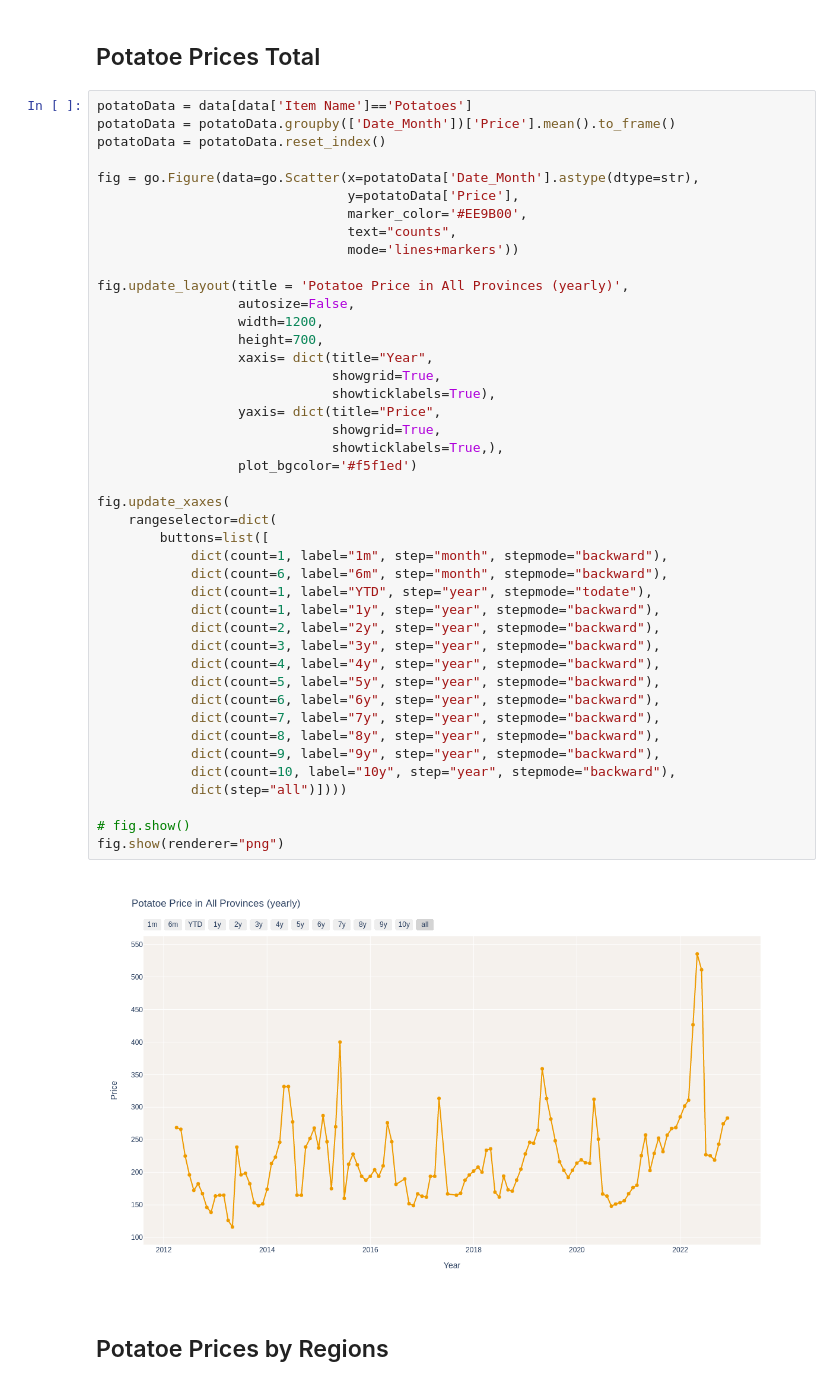
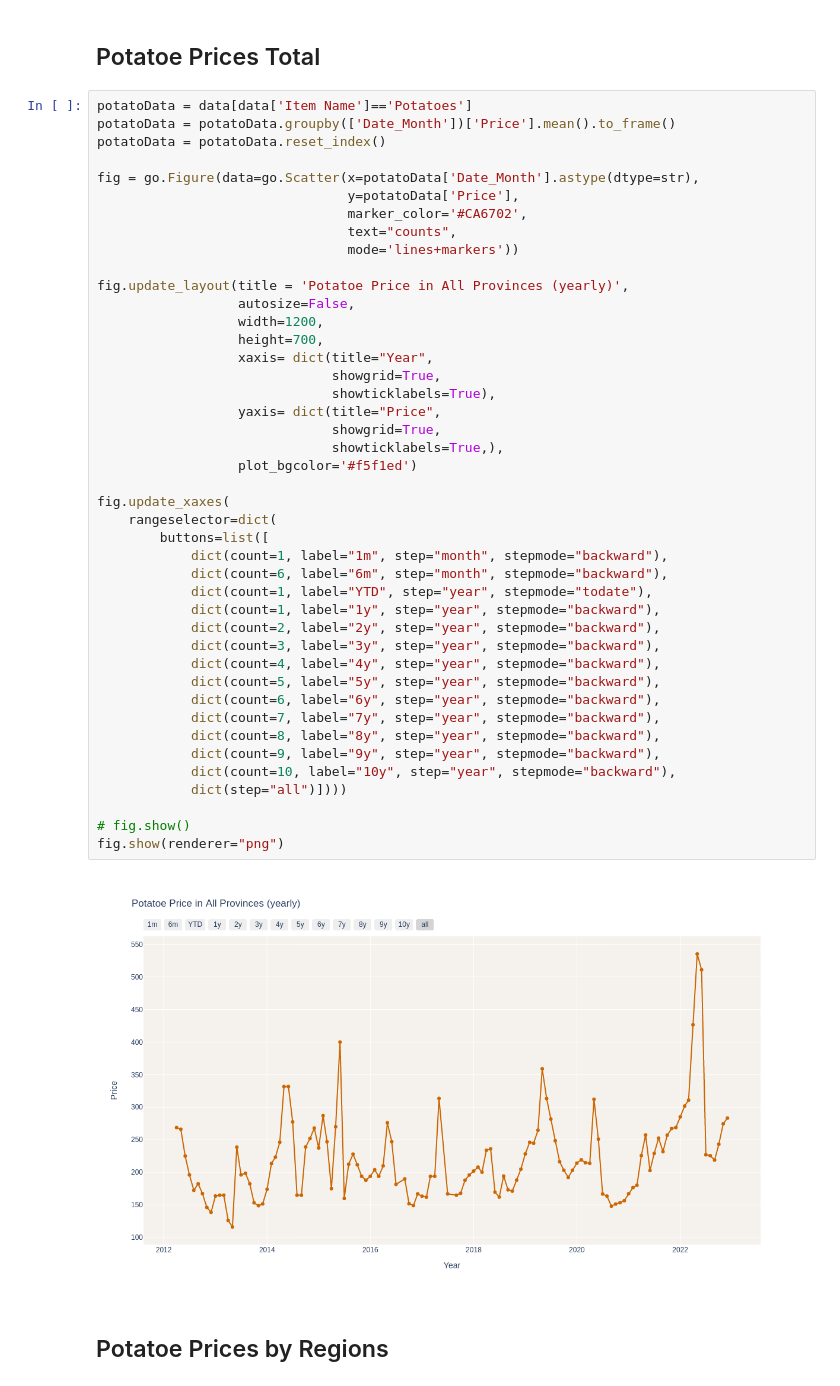
Before and after one commit to TatKhachatryan/Time-Series-Analysis-Project, a Jupyter notebook: ts_analysis_food_prices_arm.ipynb, the cells around one changed output. Saved outputs shown, nothing was run; the diff lists cells and outputs as text.

```diff
--- a/ts_analysis_food_prices_arm.ipynb
+++ b/ts_analysis_food_prices_arm.ipynb
@@ -455,7 +455,7 @@ potatoData = potatoData.reset_index()
 
 fig = go.Figure(data=go.Scatter(x=potatoData['Date_Month'].astype(dtype=str),
                                 y=potatoData['Price'],
-                                marker_color='#EE9B00',
+                                marker_color='#CA6702',
                                 text="counts",
                                 mode='lines+markers'))
 
@@ -465,34 +465,34 @@ fig.update_layout(title = 'Potatoe Price in All Provinces (yearly)',
                   height=700,
                   xaxis= dict(title="Year",
                               showgrid=True,
                               showticklabels=True),
                   yaxis= dict(title="Price",
                               showgrid=True,
                               showticklabels=True,),
                   plot_bgcolor='#f5f1ed')
 
 fig.update_xaxes(
     rangeselector=dict(
         buttons=list([
             dict(count=1, label="1m", step="month", stepmode="backward"),
             dict(count=6, label="6m", step="month", stepmode="backward"),
             dict(count=1, label="YTD", step="year", stepmode="todate"),
             dict(count=1, label="1y", step="year", stepmode="backward"),
             dict(count=2, label="2y", step="year", stepmode="backward"),
             dict(count=3, label="3y", step="year", stepmode="backward"),
             dict(count=4, label="4y", step="year", stepmode="backward"),
             dict(count=5, label="5y", step="year", stepmode="backward"),
             dict(count=6, label="6y", step="year", stepmode="backward"),
             dict(count=7, label="7y", step="year", stepmode="backward"),
             dict(count=8, label="8y", step="year", stepmode="backward"),
             dict(count=9, label="9y", step="year", stepmode="backward"),
             dict(count=10, label="10y", step="year", stepmode="backward"),
             dict(step="all")])))
 
 # fig.show()
 fig.show(renderer="png")
 # %% [output]
-[figure, old version]
+[figure, new version]
 # %% [markdown]
 ## Potatoe Prices by Regions
 # %%
```
Also changed, not shown: parts of 7 cells of this notebook.
